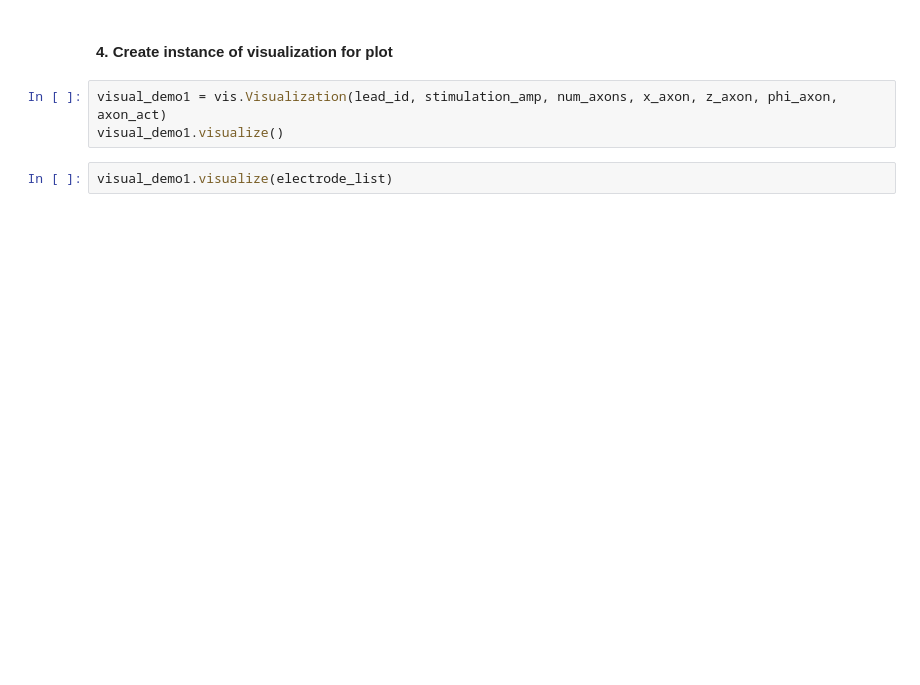
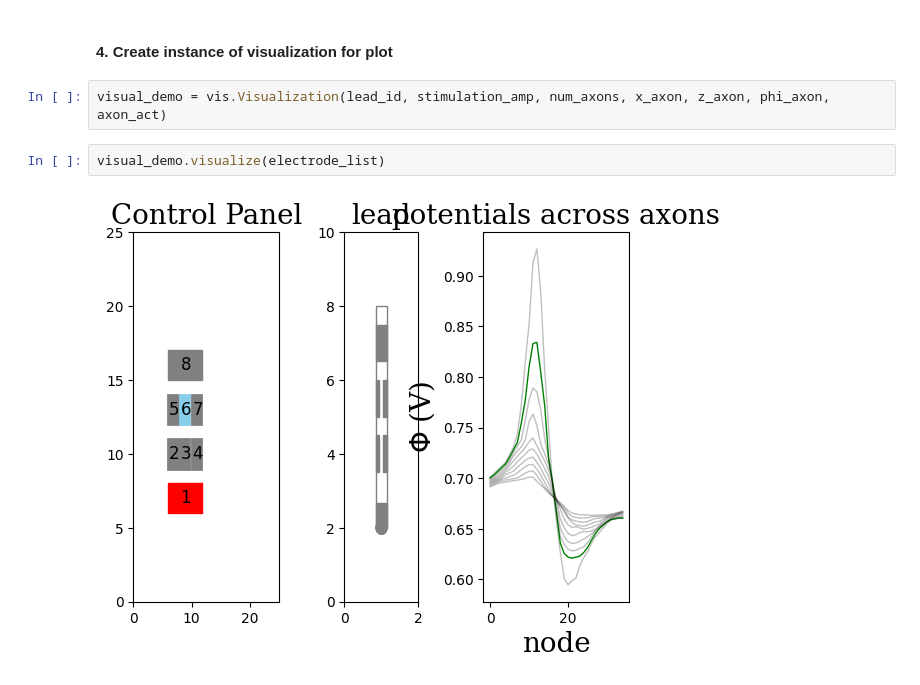
Before and after one commit to aaerrolla/metaStim, a Jupyter notebook: demo.ipynb, the cells around one changed output. Saved outputs shown, nothing was run; the diff lists cells and outputs as text; blank space fills up the shorter version.

Commit message:
Fixed errors in demo code

```diff
--- a/demo.ipynb
+++ b/demo.ipynb
@@ -52,7 +80,8 @@ axon_act = axon_ann_model.axon_ann(x_axon, y_axon, z_axon, lead_radius)
 # %% [markdown]
 #### 4. Create instance of visualization for plot
 # %%
-visual_demo1 = vis.Visualization(lead_id, stimulation_amp, num_axons, x_axon, z_axon, phi_axon, axon_act)
-visual_demo1.visualize()
+visual_demo = vis.Visualization(lead_id, stimulation_amp, num_axons, x_axon, z_axon, phi_axon, axon_act)
 # %%
-visual_demo1.visualize(electrode_list)
+visual_demo.visualize(electrode_list)
+# %% [output]
+[figure, added]
```
Also changed, not shown: parts of 1 cell of this notebook, 1 other file.
